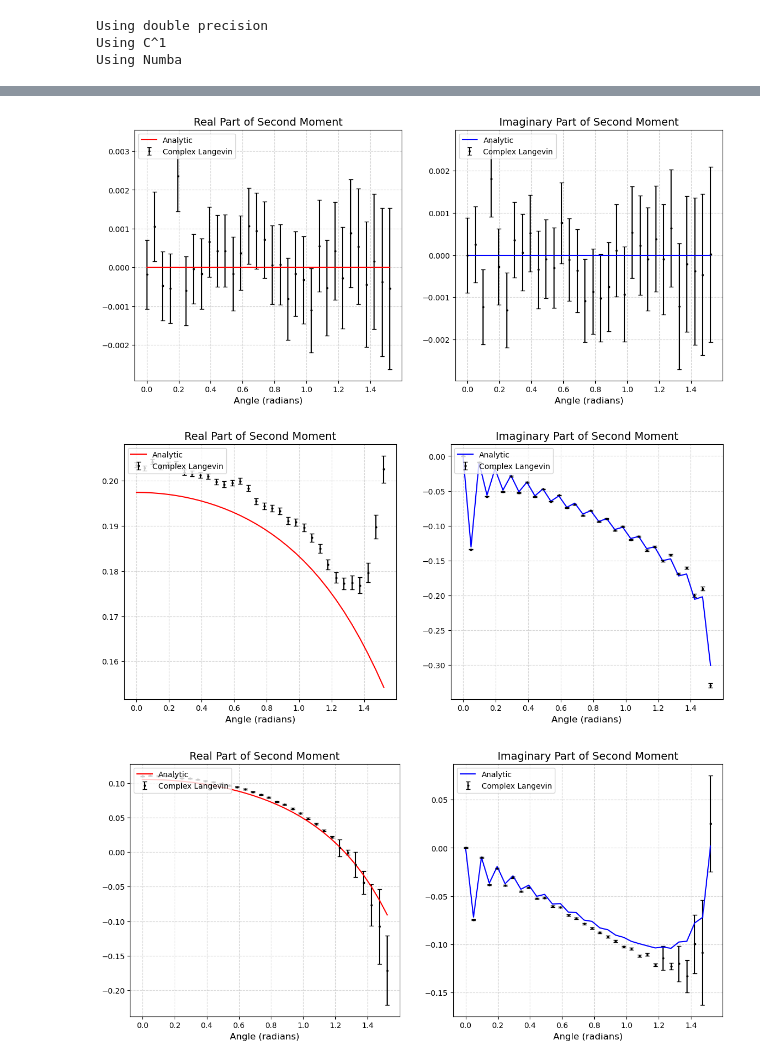
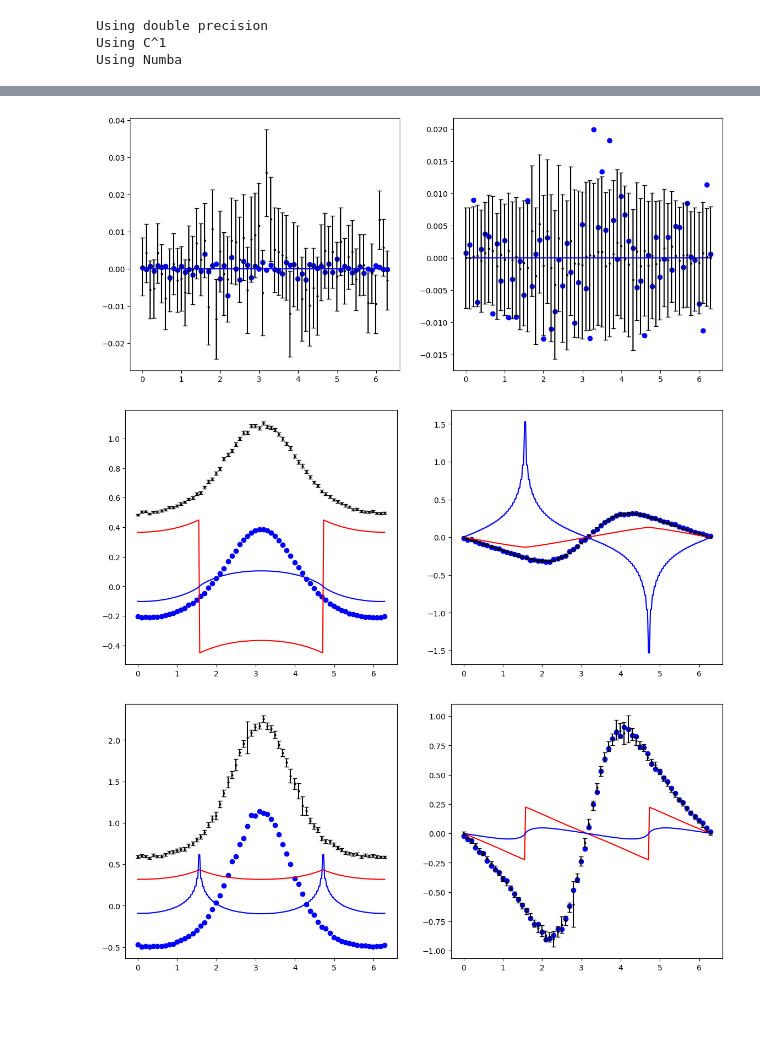
Before and after one commit to FabianHelmberger/Master_project, a Jupyter notebook: analytic/wrong_convergence.ipynb, the cells around one changed output, grey strips where cells are left out. Cells and saved outputs as stored; diff of their text form; code cells hidden in the pictures; blank space fills up the shorter version.

```diff
--- a/analytic/wrong_convergence.ipynb
+++ b/analytic/wrong_convergence.ipynb
@@ -169,0 +258,17 @@ exact_dict['1_moment_phi4'] = np.array([exact.eval("1_moment_phi4", sigma=mass,
+# %%
+import matplotlib
+for name, tr in sim.trackers.items():
+    fig, axes = plt.subplots(1, figsize=(6, 6))
+
+    order = tr.order
+
+    # CL data
+    cl_estimate = np.array(cl_estimate_dict[name])
+    errors = np.array(errors_dict[name])
+    axes.errorbar(cl_estimate.real, cl_estimate.imag, yerr=np.abs(errors), xerr = np.abs(errors),fmt='o',color='black', capsize=3 ,label='Complex Langevin', markersize=2)
+
+    # numerical integration
+    n_moment_num = n_moment_numeric(order, sigma_vals_ana, lamb)
+    axes.plot(np.real(n_moment_num), np.imag(n_moment_num), label = "num. integration", color = "blue")
+    rect1 = matplotlib.patches.Rectangle((-200,-100), 400, 200, color='yellow')
+    plt.show()
@@ -170,42 +279,49 @@ exact_dict['1_moment_phi4'] = np.array([exact.eval("1_moment_phi4", sigma=mass,
 # %%
 import scienceplots
-from elli.kkr.kkr import *
-
-
+from scipy.signal import hilbert
 
 # plt.style.use('science')
 for name, tr in sim.trackers.items():
+    order = tr.order
 
     fig, axes = plt.subplots(1, 2, figsize=(14, 6))
 
     cl_estimate = np.array(cl_estimate_dict[name])
     errors = np.array(errors_dict[name])
     angles = np.array(angles_dict[name])
 
-    kramers_imag = re2im(cl_estimate.real, angles)
+    kramers_imag = hilbert(cl_estimate.real).imag
+    kramers_real = -hilbert(cl_estimate.imag).imag
+
     axes[0].errorbar(angles, cl_estimate.real, yerr=2*np.abs(errors), fmt='o',color='black', capsize=3 ,label='Complex Langevin', markersize=2)
-    axes[1].errorbar(angles, kramers_imag.real, yerr=2*np.abs(errors), fmt='o',color='black', capsize=3 ,label='Complex Langevin', markersize=2)
+    axes[0].scatter(angles, kramers_real,color='blue', label='Kramers Kronig')
+    axes[1].errorbar(angles, cl_estimate.imag, yerr=2*np.abs(errors), fmt='o',color='black', capsize=3 ,label='Complex Langevin', markersize=2)
+    axes[1].scatter(angles, kramers_imag,color='blue', label='Kramers Kronig')
 
+    exact_func = n_moment(exact, order)
+    n_moment_ana = exact_func(sigma_vals_ana)
+    kramers_imag_ana = hilbert(n_moment_ana.real).imag
+    kramers_real_ana = -hilbert(n_moment_ana.imag).imag
 
-    axes[0].plot(angles_ana, exact_dict[f"{name}_phi4"].real, color='red', label = "Analytic")
-    kramers_imag = re2im(exact_dict[f"{name}_phi4"].real, angles_ana)
-    # axes[1].plot(angles_ana, exact_dict[f"{name}_phi4"].imag, color='red', label = "Analytic")
-    axes[1].plot(angles_ana, kramers_imag, color='blue', label = "Analytic")
+    axes[0].plot(angles_ana, exact_func(sigma_vals_ana).real, color='red', label = "Analytic")
+    axes[0].plot(angles_ana, kramers_real_ana, color='blue', label = "Hilbert")
+    axes[1].plot(angles_ana, exact_func(sigma_vals_ana).imag, color='red', label = "Analytic")
+    axes[1].plot(angles_ana, kramers_imag_ana, color='blue', label = "Hilbert")
 
-    # Titles
-    axes[0].set_title('Real Part of Second Moment', fontsize=14)
-    axes[1].set_title('Imaginary Part of Second Moment', fontsize=14)
+    # # Titles
+    # axes[0].set_title(f'Real Part of {name}', fontsize=14)
+    # axes[1].set_title(f'Imaginary Part of {name}', fontsize=14)
 
-    # Formatting
-    for ax in axes:
-        ax.set_xlabel('Angle (radians)', fontsize=12)
-        ax.grid(alpha=0.5, linestyle='--')
-        ax.legend(fontsize=10, loc = 'upper left')
-        ax.tick_params(axis='both', which='major', labelsize=10)
-
+    # # Formatting
+    # for ax in axes:
+    #     ax.set_xlabel('Angle (radians)', fontsize=12)
+    #     ax.grid(alpha=0.5, linestyle='--')
+    #     ax.legend(fontsize=10, loc = 'upper left')
+    #     ax.tick_params(axis='both', which='major', labelsize=10)
+    # # plt.savefig(name)
     # axes[0].set_ylabel(r'Re $\langle x^2 \rangle$', fontsize=12)
     # axes[1].set_ylabel(r'Im $\langle x^2 \rangle$', fontsize=12)
 # %% [output]
-[figure, old version]
+[figure, new version]
-[figure, old version]
+[figure, new version]
-[figure, old version]
+[figure, new version]
```
Also changed, not shown: parts of 18 cells of this notebook.
